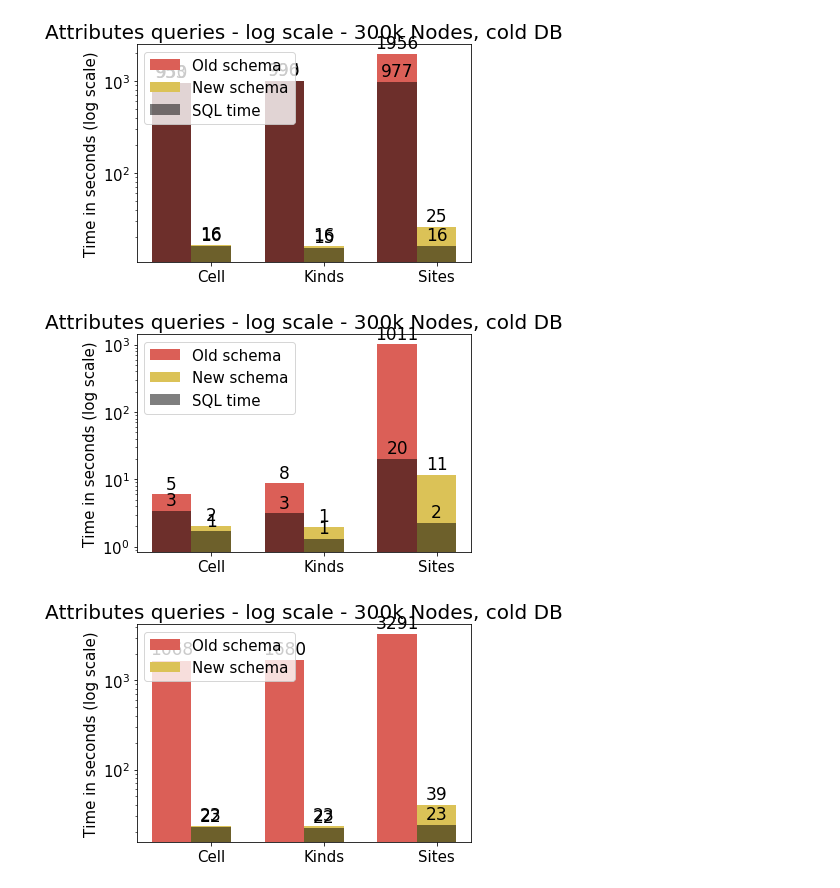
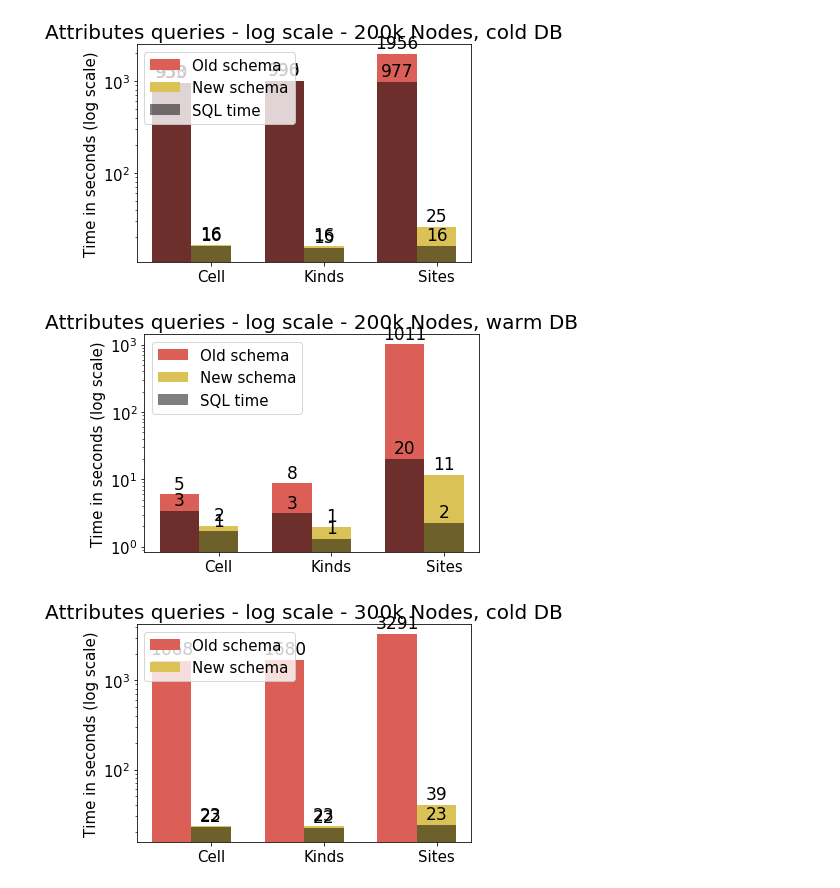
Before and after one commit to szoupanos/aiida_experiments, a Jupyter notebook: speedup_experiments/1.x_v2/graphs/graphs.ipynb, the cells around one changed output. Saved outputs shown, nothing was run; the diff lists cells and outputs as text; code cells hidden in the pictures.

Commit message:
Adding graphs for datetime comparison

```diff
--- a/speedup_experiments/1.x_v2/graphs/graphs.ipynb
+++ b/speedup_experiments/1.x_v2/graphs/graphs.ipynb
@@ -46,7 +175,7 @@ rects2_sql = ax.bar(ind + width, new_schema_sql, width, log=True, color='black',
 
 # add some text for labels, title and axes ticks
 ax.set_ylabel('Time in seconds (log scale)', fontsize=axis_size)
-ax.set_title('Attributes queries - log scale - 300k Nodes, cold DB', fontsize=title_size)
+ax.set_title('Attributes queries - log scale - 200k Nodes, cold DB', fontsize=title_size)
 ax.set_xticks(ind + width)
 plt.yticks(fontsize=axis_size)
 ax.set_xticklabels(('Cell', 'Kinds', 'Sites'), fontsize=axis_size)
@@ -67,7 +196,7 @@ autolabel(rects1_sql)
 autolabel(rects2)
 autolabel(rects2_sql)
 
-plt.savefig("attr_queries_200_cold_with_attr_ser_one_eav_query.svg")
+plt.savefig("attr_queries_200_cold_with_attr_jsonb_datetime.svg")
 # %% [output]
 [figure]
 # %%
@@ -107,35 +236,35 @@ rects1 = ax.bar(ind, old_schema, width, log=True, color=cols[0])
 rects2 = ax.bar(ind + width, new_schema, width, log=True, color=cols[1])
 
 rects1_sql = ax.bar(ind, old_schema_sql, width, log=True, color='black', alpha=0.5)
 
 rects2_sql = ax.bar(ind + width, new_schema_sql, width, log=True, color='black', alpha=0.5)
 
 # add some text for labels, title and axes ticks
 ax.set_ylabel('Time in seconds (log scale)', fontsize=axis_size)
-ax.set_title('Attributes queries - log scale - 300k Nodes, cold DB', fontsize=title_size)
+ax.set_title('Attributes queries - log scale - 200k Nodes, warm DB', fontsize=title_size)
 ax.set_xticks(ind + width)
 plt.yticks(fontsize=axis_size)
 ax.set_xticklabels(('Cell', 'Kinds', 'Sites'), fontsize=axis_size)
 
 ax.legend((rects1[0], rects2[0], rects1_sql[0]), ('Old schema', 'New schema', 'SQL time'),
           fontsize=legent_size, loc="upper left")
 
 def autolabel(rects):
     # attach some text labels
     for rect in rects:
         height = rect.get_height()
         ax.text(rect.get_x() + rect.get_width()/2., 1.05*height,
                 '%d' % int(height),
                 ha='center', va='bottom', fontsize=val_size)
 
 autolabel(rects1)
 autolabel(rects1_sql)
 autolabel(rects2)
 autolabel(rects2_sql)
 
 plt.savefig("attr_queries_200_warm_with_attr_ser_one_eav_query.svg")
 # %% [output]
-[figure, old version]
+[figure, new version]
 # %%
 # JSON speed-up experiments performed by Spyros (repeating Jocelyn's attribute experiments)
 # With a Django database provided by Davide. It's the continuation of Mounet's database.
```
Also changed, not shown: parts of 2 cells of this notebook, 6 other files.
